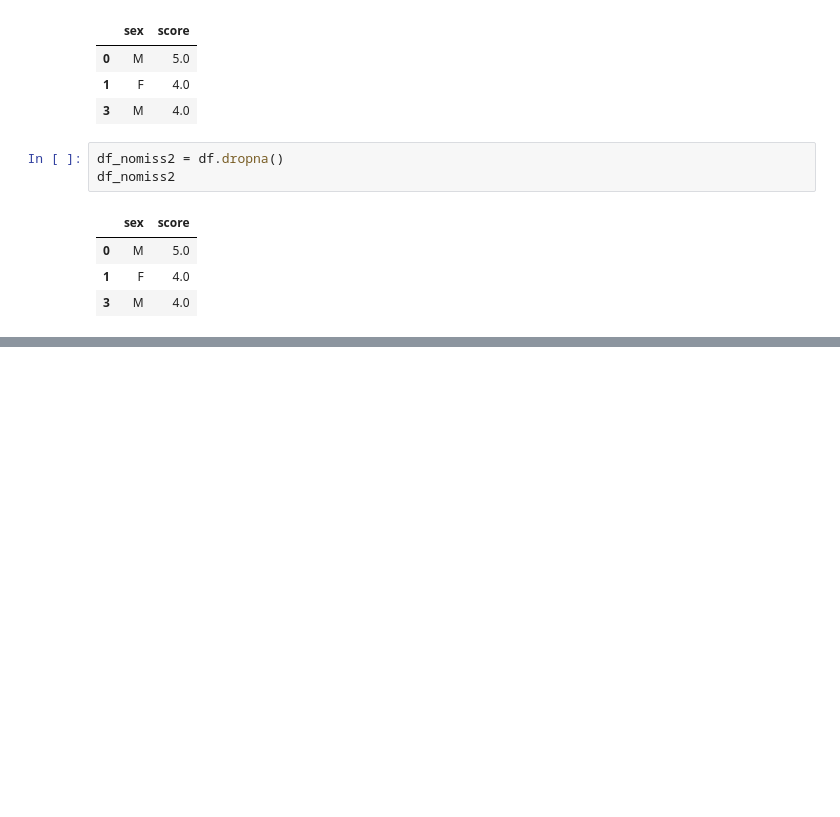
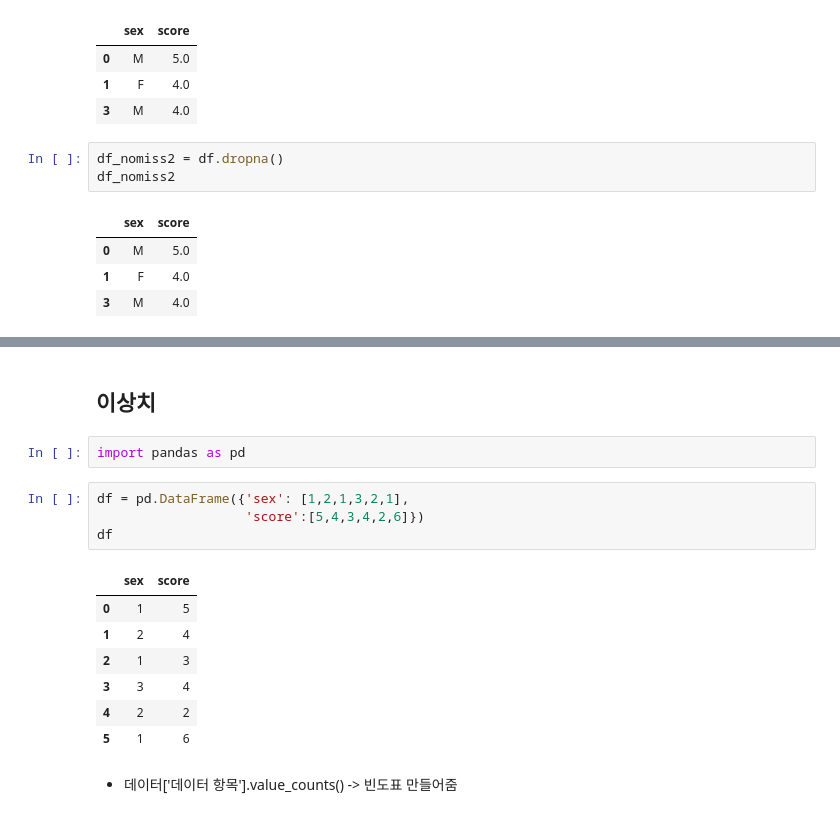
Before and after one commit to zzwony/Start_0920, a Jupyter notebook: 파이썬데이터분석.ipynb, the cells around one changed output, grey strips where cells are left out. Cells and saved outputs as stored; diff of their text form; blank space fills up the shorter version.

```diff
--- a/파이썬데이터분석.ipynb
+++ b/파이썬데이터분석.ipynb
@@ -599,0 +678,18 @@ df_nomiss2
+# %% [markdown]
+## 이상치
+# %%
+import pandas as pd
+# %%
+df = pd.DataFrame({'sex': [1,2,1,3,2,1],
+                   'score':[5,4,3,4,2,6]})
+df
+# %% [output]
+|  | sex | score |
+| 0 | 1 | 5 |
+| 1 | 2 | 4 |
+| 2 | 1 | 3 |
+| 3 | 3 | 4 |
+| 4 | 2 | 2 |
+| 5 | 1 | 6 |
+# %% [markdown]
+- 데이터['데이터 항목'].value_counts() -> 빈도표 만들어줌
```
Also changed, not shown: parts of 29 cells of this notebook.
